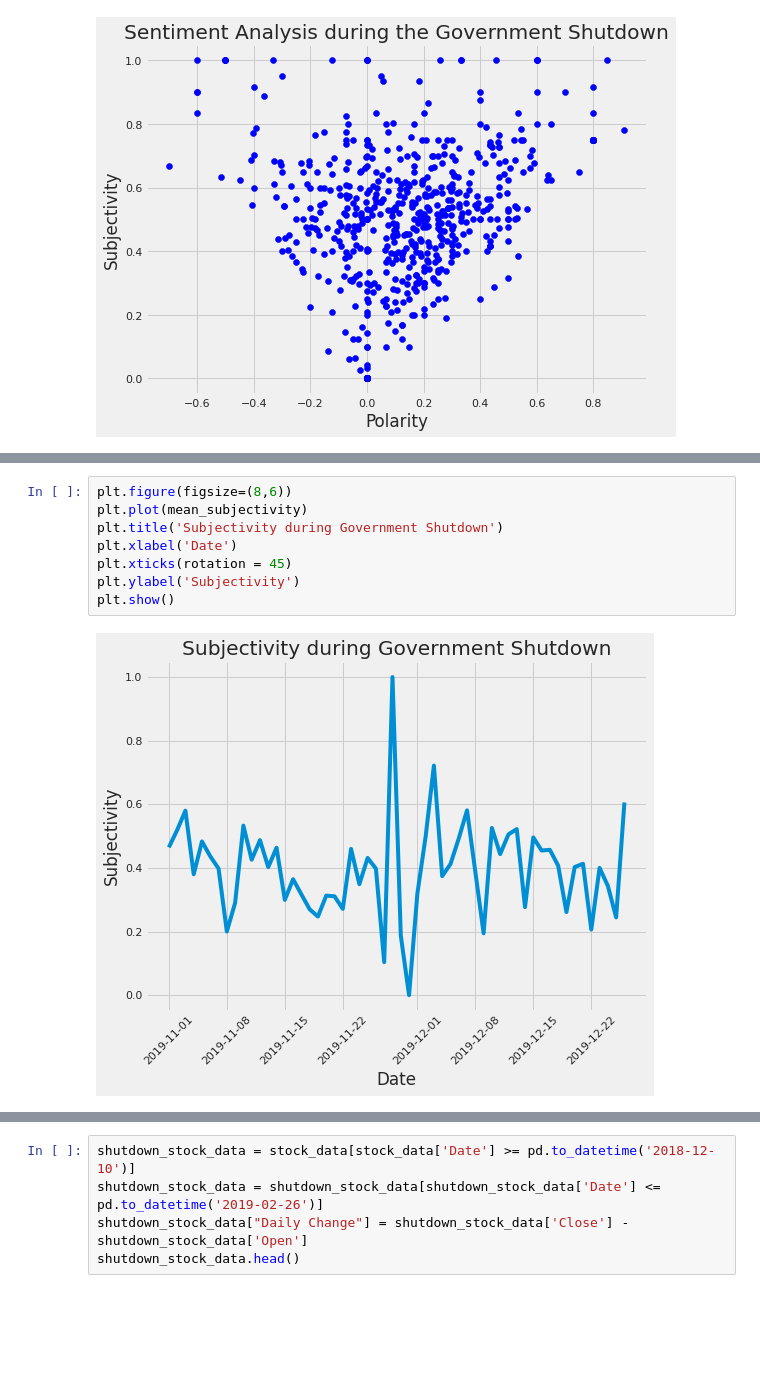
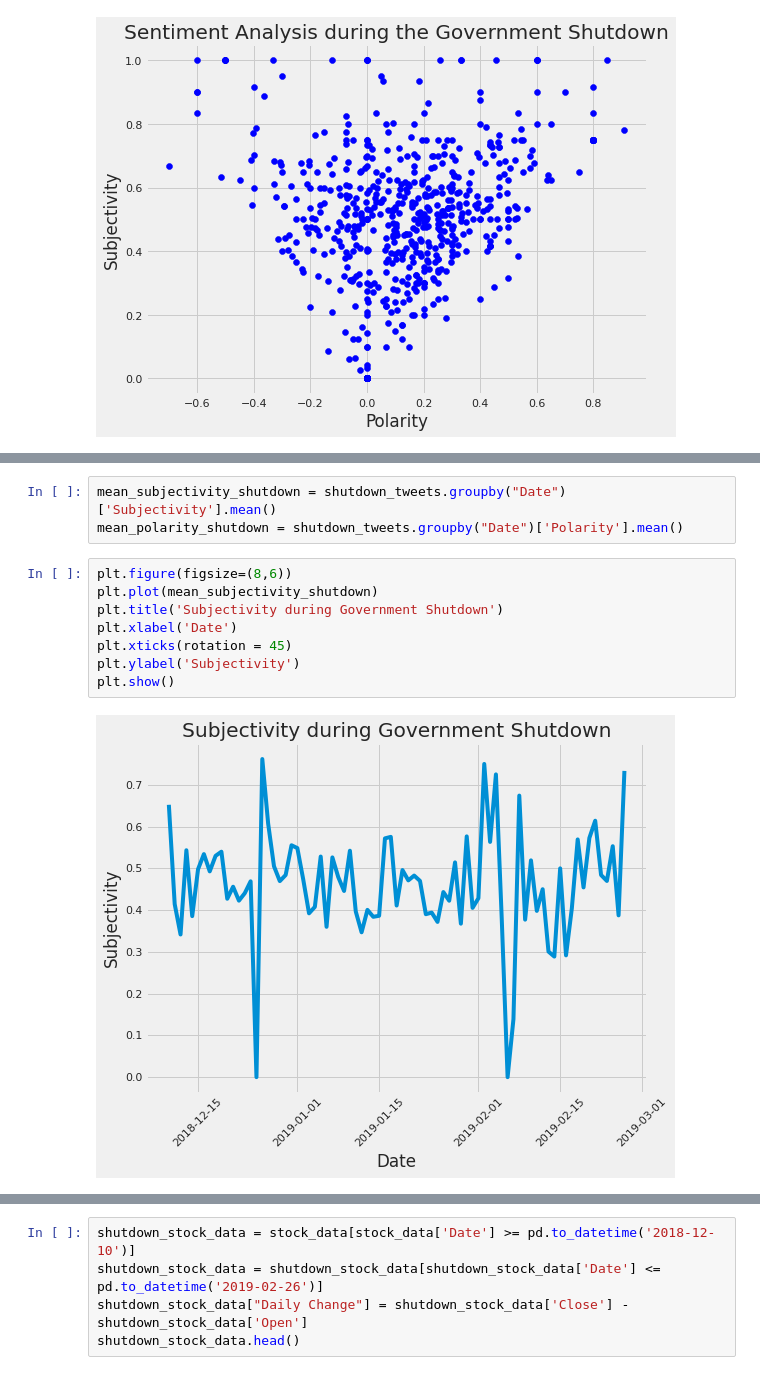
Before and after one commit to cybertraining-dsc/fa20-523-307, a Jupyter notebook: project/Analysis of Financial Markets based on President Trump's Tweets.ipynb, the cells around one changed output, grey strips where cells are left out. Drawn from its saved outputs; the diff is of its cells as text; blank space fills up the shorter version.

Commit message:
Cleaned up shutdown

```diff
--- a/project/Analysis of Financial Markets based on President Trump's Tweets.ipynb
+++ b/project/Analysis of Financial Markets based on President Trump's Tweets.ipynb
@@ -823,10 +802,13 @@ Name: Subjectivity, dtype: float64
+# %%
+mean_subjectivity_shutdown = shutdown_tweets.groupby("Date")['Subjectivity'].mean()
+mean_polarity_shutdown = shutdown_tweets.groupby("Date")['Polarity'].mean()
 # %%
 plt.figure(figsize=(8,6))
-plt.plot(mean_subjectivity)
+plt.plot(mean_subjectivity_shutdown)
 plt.title('Subjectivity during Government Shutdown')
 plt.xlabel('Date')
 plt.xticks(rotation = 45)
 plt.ylabel('Subjectivity')
 plt.show()
 # %% [output]
-[figure, old version]
+[figure, new version]
```
Also changed, not shown: parts of 5 cells of this notebook.
